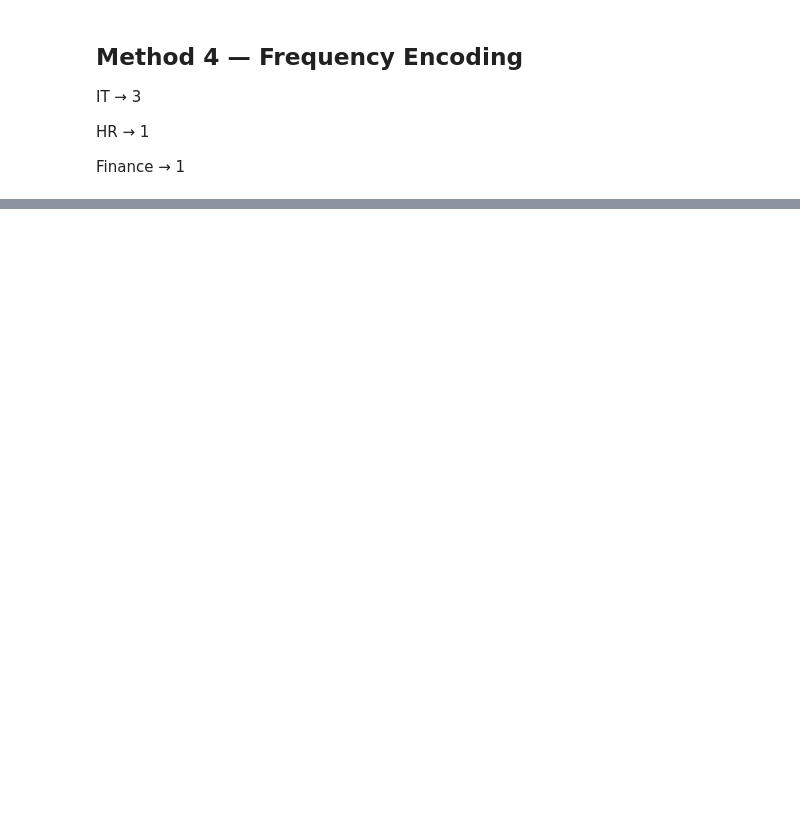
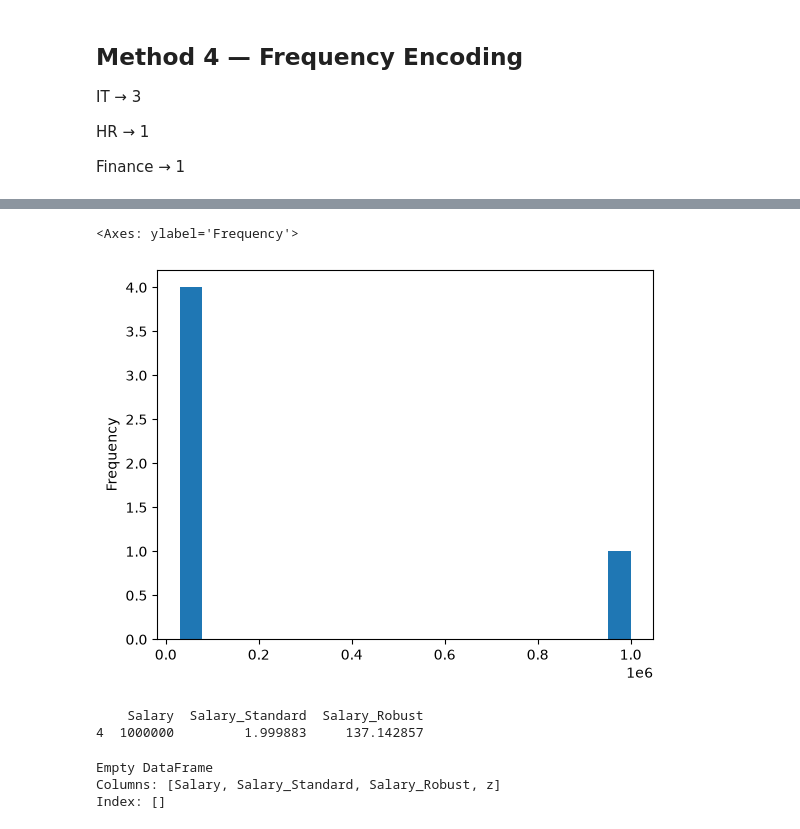
Before and after one commit to abid-rasel/MLOB_My_FILE, a Jupyter notebook: Session/Day 9/FE&DP_for_ML.ipynb, the cells around one changed output, grey strips where cells are left out. Cells and saved outputs as stored; diff of their text form; code cells hidden in the pictures; blank space fills up the shorter version.

```diff
--- a/Session/Day 9/FE&DP_for_ML.ipynb
+++ b/Session/Day 9/FE&DP_for_ML.ipynb
@@ -1106,0 +1706,39 @@ Finance → 1
+# %%
+df["Salary"].plot(kind="hist", bins=20)
+# %% [output]
+<Axes: ylabel='Frequency'>
+[figure, added]
+# %%
+#Method 1 — IQR (Interquartile Range) ⭐⭐⭐⭐⭐
+Q1 = df["Salary"].quantile(0.25)
+
+Q3 = df["Salary"].quantile(0.75)
+
+IQR = Q3 - Q1
+
+lower = Q1 - 1.5 * IQR
+
+upper = Q3 + 1.5 * IQR
+
+outliers = df[
+    (df["Salary"] < lower) |
+    (df["Salary"] > upper)
+]
+
+print(outliers)
+# %% [output]
+    Salary  Salary_Standard  Salary_Robust
+4  1000000         1.999883     137.142857
+# %%
+# Method 2 — Z-Score ⭐⭐⭐⭐
+from scipy.stats import zscore
+
+df["z"] = zscore(df["Salary"])
+
+outliers = df[df["z"].abs() > 3]
+
+print(outliers)
+# %% [output]
+Empty DataFrame
+Columns: [Salary, Salary_Standard, Salary_Robust, z]
+Index: []
```
Also changed, not shown: parts of 115 cells of this notebook, 3 other files.
